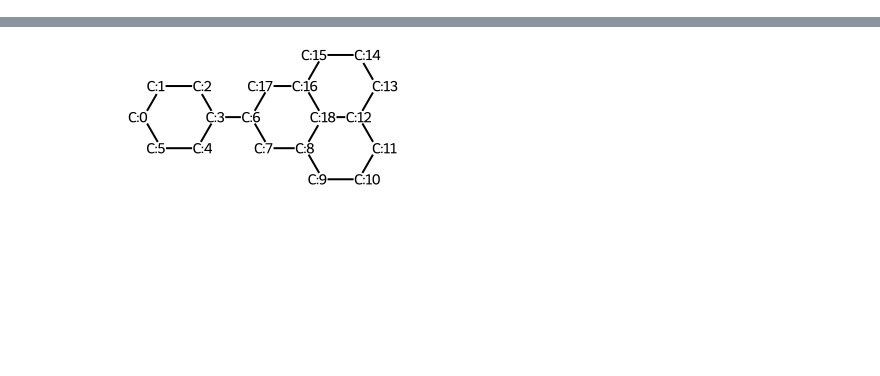
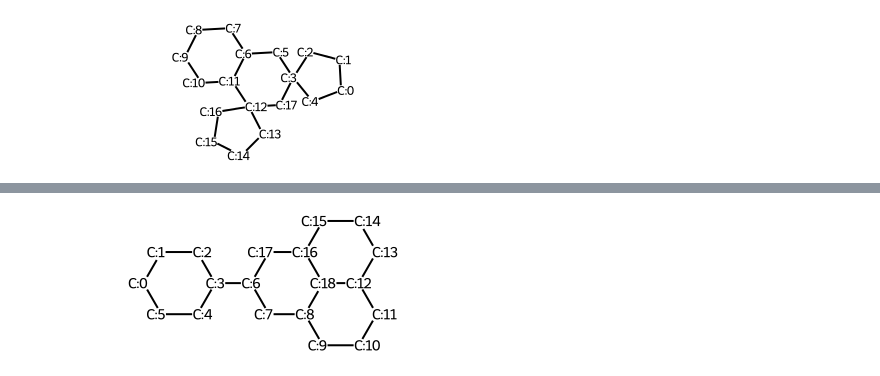
Before and after one commit to chopralab/Cliquify, a Jupyter notebook: t_enumerate.ipynb, the cells around one changed output, grey strips where cells are left out. Saved outputs shown, nothing was run; the diff lists cells and outputs as text; code cells hidden in the pictures; blank space fills up the shorter version.

```diff
--- a/t_enumerate.ipynb
+++ b/t_enumerate.ipynb
@@ -29,0 +30,14 @@ test_mol2
+# %%
+# mol2 = Chem.MolFromSmiles("Cc1ccc2nc(S[C@H](C)C(=O)NC3CCC(C)CC3)n(C)c(=O)c2c1")
+mol2 = Chem.MolFromSmiles("[cH:14]1[n:14][cH:14]-1")
+# gold_smiles = Chem.MolToSmiles(mol2, isomericSmiles=False)
+# mol2 = Chem.MolFromSmiles(gold_smiles)
+
+# mol2 = Chem.MolFromSmiles("[cH:22]1[cH:22]-[cH2:22]-1")
+# mol2 = Chem.MolFromSmiles("[CH3:3][SH:3]")
+def show_atom_number(mol, label):
+    for atom in mol.GetAtoms():
+        atom.SetProp(label, str(atom.GetIdx()))
+    return mol
+test_mol2 = show_atom_number(Chem.RWMol(mol2), "molAtomMapNumber")
+test_mol2
@@ -29,0 +51,14 @@ test_mol2
+# %%
+# mol2 = Chem.MolFromSmiles("[cH:14]1[n:14][cH:14]-1")
+# mol2 = Chem.MolFromSmiles("cC1=C(SCC(=O)NCC2CCCO2)N=C(CC(C)C)N=C1")
+# gold_smiles = Chem.MolToSmiles(mol2, isomericSmiles=False)
+# mol2 = Chem.MolFromSmiles(gold_smiles)
+
+# mol2 = Chem.MolFromSmiles("[cH:22]1[cH:22]-[cH2:22]-1")
+# mol2 = Chem.MolFromSmiles("[CH3:3][SH:3]")
+def show_atom_number(mol, label):
+    for atom in mol.GetAtoms():
+        atom.SetProp(label, str(atom.GetIdx()))
+    return mol
+test_mol2 = show_atom_number(Chem.RWMol(mol2), "molAtomMapNumber")
+test_mol2
@@ -29,0 +72,10 @@ test_mol2
+# %%
+mol2 = Chem.MolFromSmiles("C1CCC2(C1)CC1CCCCC1C1(CCCC1)C2")
+def show_atom_number(mol, label):
+    for atom in mol.GetAtoms():
+        atom.SetProp(label, str(atom.GetIdx()))
+    return mol
+test_mol2 = show_atom_number(Chem.RWMol(mol2), "molAtomMapNumber")
+test_mol2
+# %% [output]
+[figure, added]
```
Also changed, not shown: parts of 6 cells of this notebook, 16 other files.
